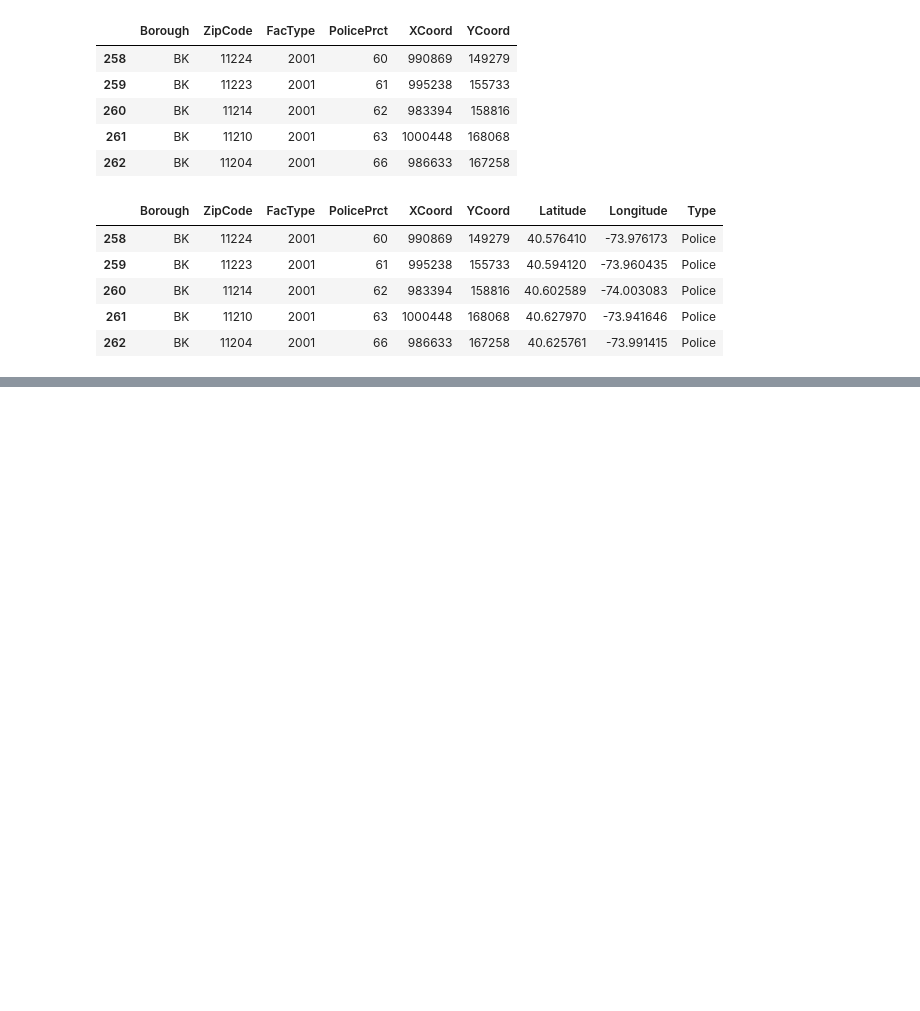
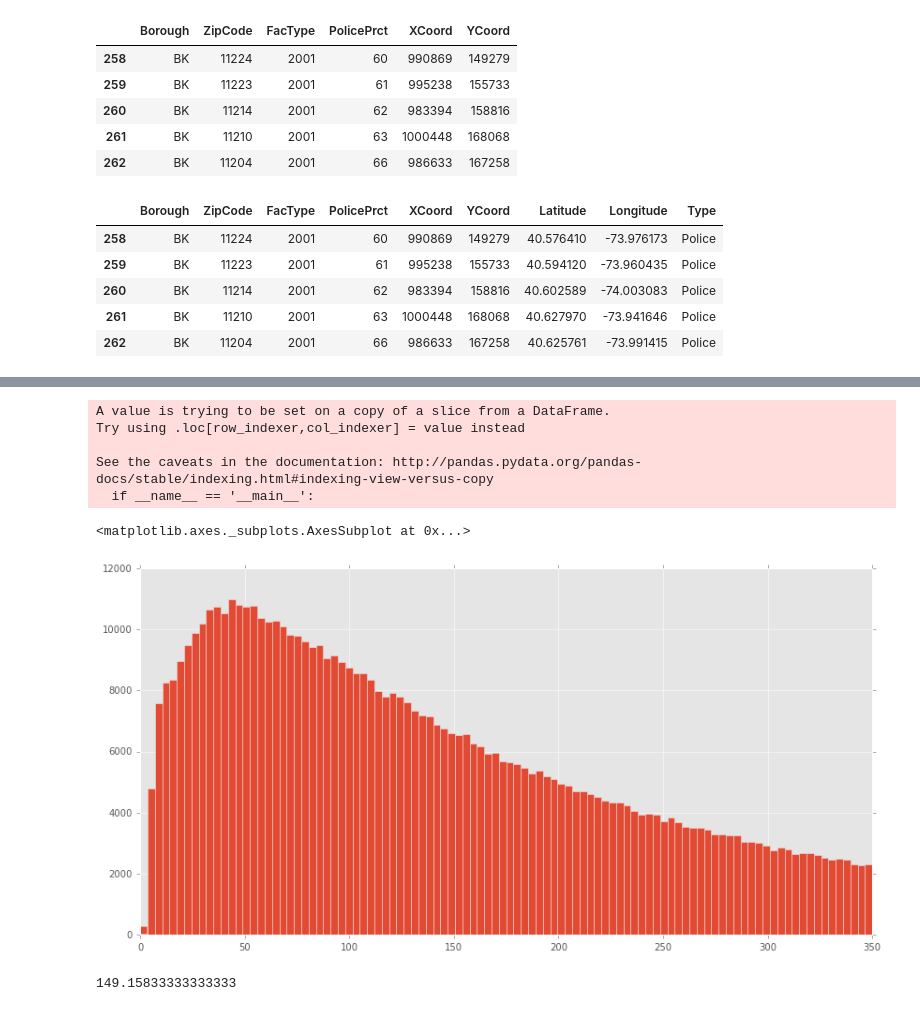
Before and after one commit to jsafyan/edav-final, a Jupyter notebook: EDAV-final.ipynb, the cells around one changed output, grey strips where cells are left out. Saved outputs shown, nothing was run; the diff lists cells and outputs as text; code cells hidden in the pictures; blank space fills up the shorter version.

Commit message:
data manipulation to predict incident closing times for nypd

```diff
--- a/EDAV-final.ipynb
+++ b/EDAV-final.ipynb
@@ -3,3 +7,5 @@ import pandas as pd
+# %%
+plt.style.use("ggplot")
 # %%
 df = pd.read_csv("311-2014-2015.csv")
 # %%
@@ -98,3 +98,0 @@ KeyboardInterrupt:
-# %%
-df["Created Date"] = pd.to_datetime(df["Created Date"])
-df["Closed Date"] = pd.to_datetime(df["Closed Date"])
@@ -116,0 +99,19 @@ df.head()
+# %%
+df["Response Time Minutes"] = (df["Closed Date"] - df["Created Date"]) / np.timedelta64(1, 'm')
+# %% [output]
+A value is trying to be set on a copy of a slice from a DataFrame.
+Try using .loc[row_indexer,col_indexer] = value instead
+
+See the caveats in the documentation: http://pandas.pydata.org/pandas-docs/stable/indexing.html#indexing-view-versus-copy
+  if __name__ == '__main__':
+# %%
+df2 = df[df['Response Time Minutes'] > 0]
+# %%
+df2['Response Time Minutes'].hist(range=(0, 350), bins=100, figsize=(14, 7))
+# %% [output]
+<matplotlib.axes._subplots.AxesSubplot at 0x...>
+[figure, added]
+# %%
+df2['Response Time Minutes'].median()
+# %% [output]
+149.15833333333333
```
Also changed, not shown: parts of 9 cells of this notebook.
